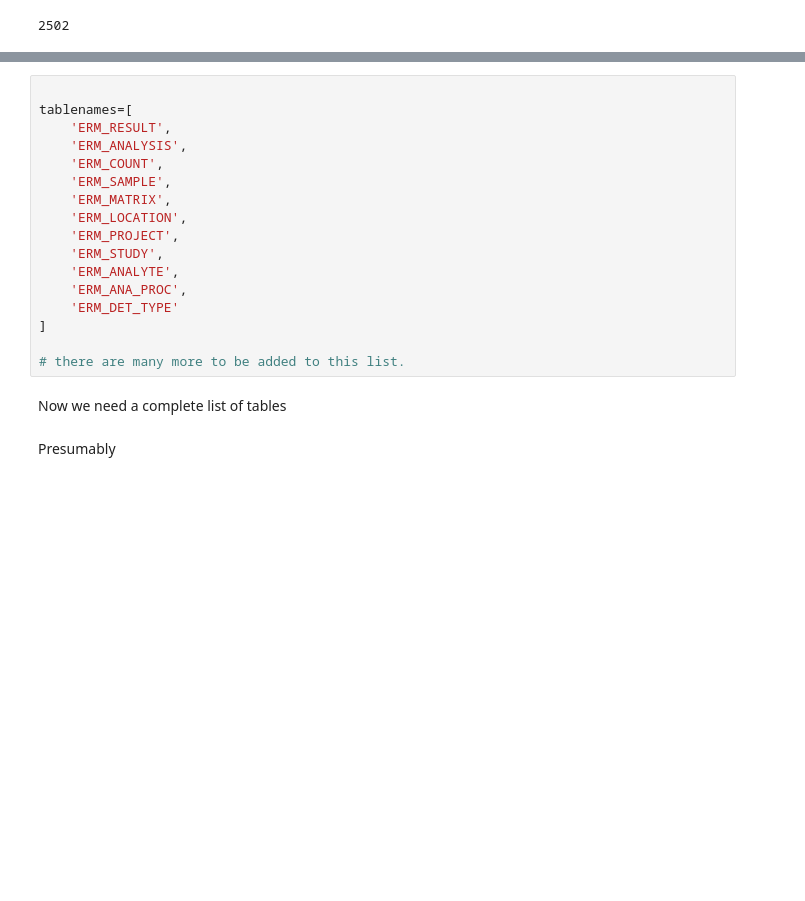
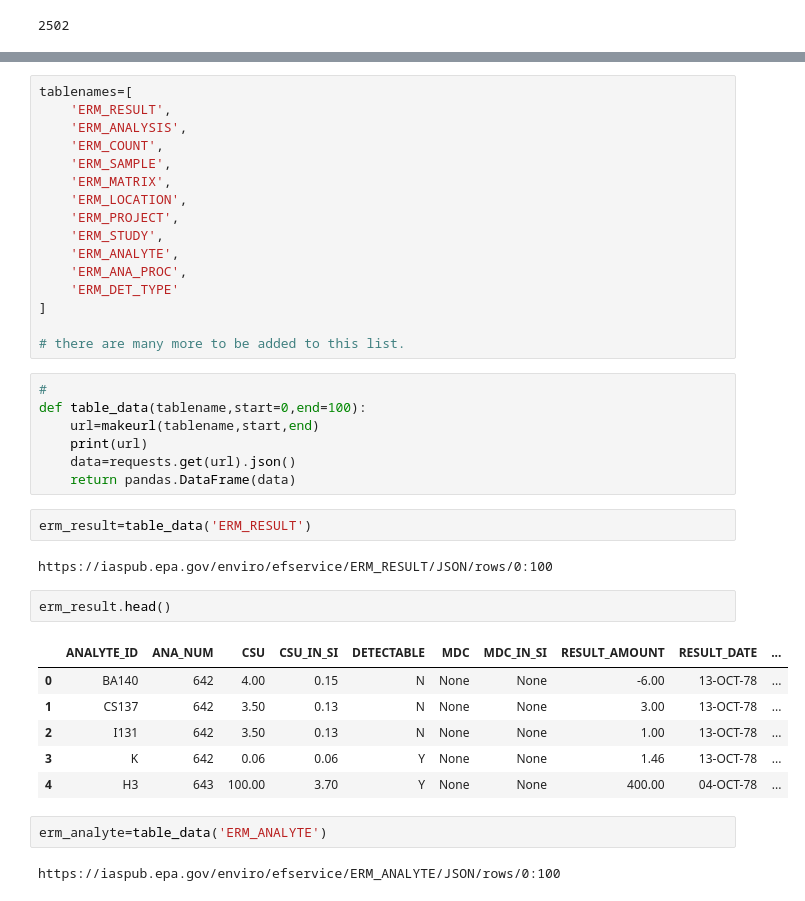
Before and after one commit to edgi-govdata-archiving/epa-quantitative, a Jupyter notebook: Guerilla Archiving RadNet data.ipynb, the cells around one changed output, grey strips where cells are left out. Drawn from its saved outputs; the diff is of its cells as text; blank space fills up the shorter version.

```diff
--- a/Guerilla Archiving RadNet data.ipynb
+++ b/Guerilla Archiving RadNet data.ipynb
@@ -67,5 +71,4 @@ Someone needs to provide me with a full list of tables.
 # %%
-
 tablenames=[
     'ERM_RESULT',
     'ERM_ANALYSIS',
@@ -81,7 +84,27 @@ tablenames=[
 ]
 
 # there are many more to be added to this list.
-# %% [markdown]
-Now we need a complete list of tables
-# %% [markdown]
-Presumably
+# %%
+#
+def table_data(tablename,start=0,end=100):
+    url=makeurl(tablename,start,end)
+    print(url)
+    data=requests.get(url).json()
+    return pandas.DataFrame(data)
+# %%
+erm_result=table_data('ERM_RESULT')
+# %% [output]
+https://iaspub.epa.gov/enviro/efservice/ERM_RESULT/JSON/rows/0:100
+# %%
+erm_result.head()
+# %% [output]
+|  | ANALYTE_ID | ANA_NUM | CSU | CSU_IN_SI | DETECTABLE | MDC | MDC_IN_SI | RESULT_AMOUNT | RESULT_DATE | ... |
+| 0 | BA140 | 642 | 4.00 | 0.15 | N | None | None | -6.00 | 13-OCT-78 | ... |
+| 1 | CS137 | 642 | 3.50 | 0.13 | N | None | None | 3.00 | 13-OCT-78 | ... |
+| 2 | I131 | 642 | 3.50 | 0.13 | N | None | None | 1.00 | 13-OCT-78 | ... |
+| 3 | K | 642 | 0.06 | 0.06 | Y | None | None | 1.46 | 13-OCT-78 | ... |
+| 4 | H3 | 643 | 100.00 | 3.70 | Y | None | None | 400.00 | 04-OCT-78 | ... |
+# %%
+erm_analyte=table_data('ERM_ANALYTE')
+# %% [output]
+https://iaspub.epa.gov/enviro/efservice/ERM_ANALYTE/JSON/rows/0:100
```
Also changed, not shown: parts of 29 cells of this notebook, 1 other file.
